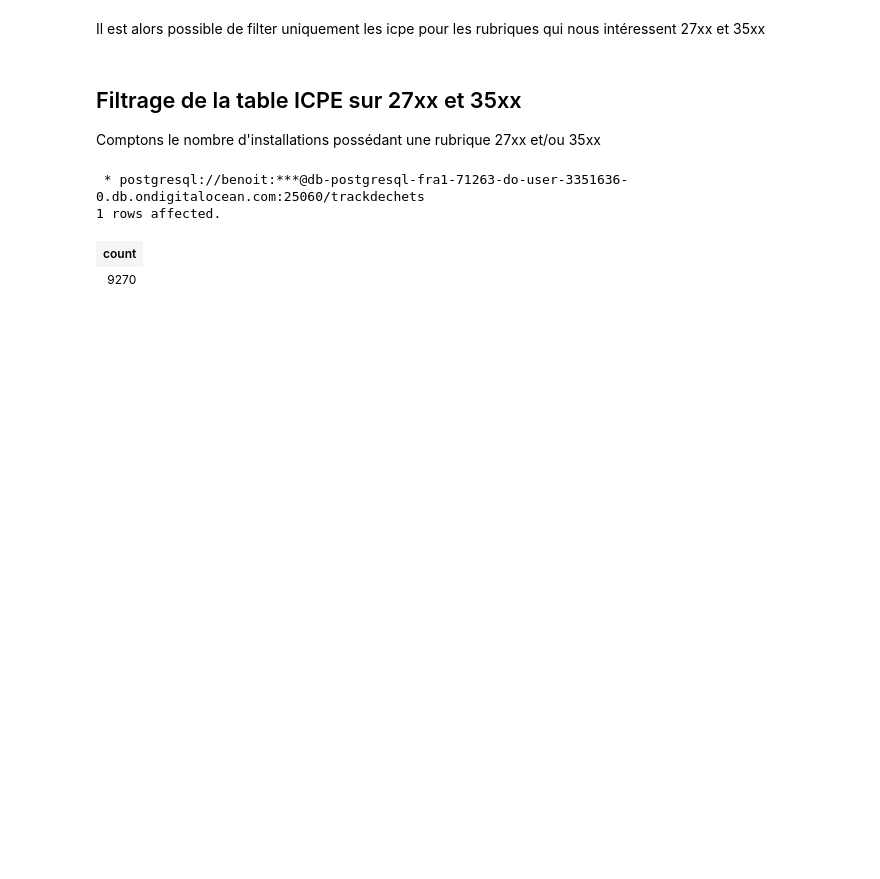
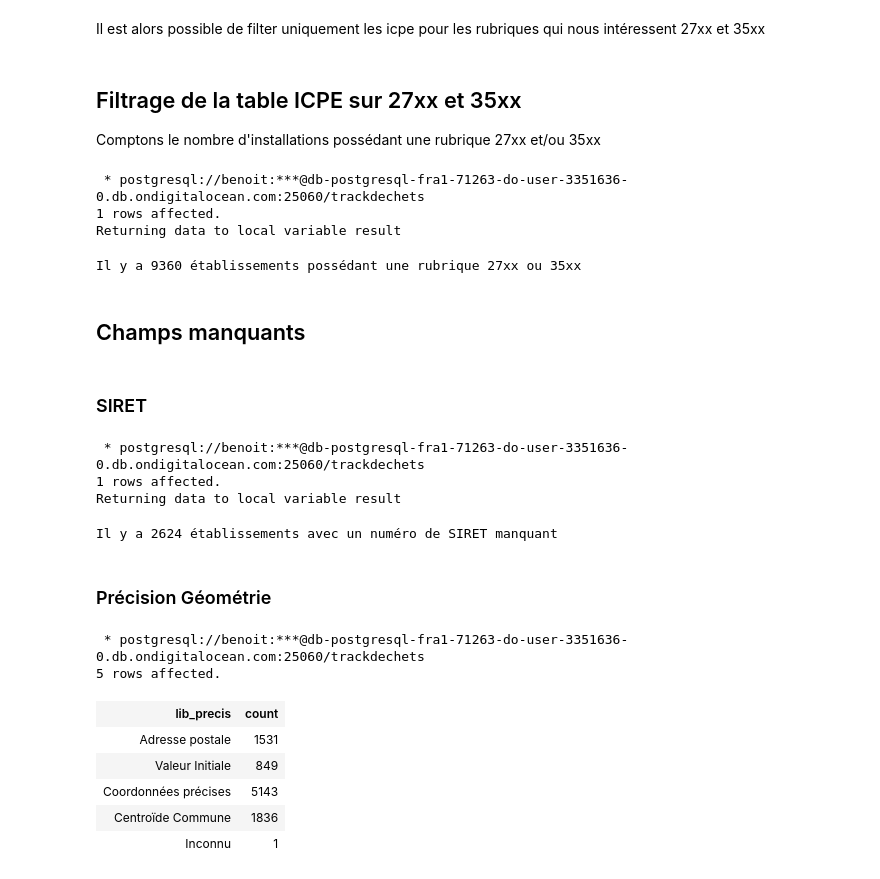
Before and after one commit to MTES-MCT/trackdechets-datascience, a Jupyter notebook: notebooks/trackdechets.ipynb, the cells around one changed output. Cells and saved outputs as stored; diff of their text form; code cells hidden in the pictures; blank space fills up the shorter version.

```diff
--- a/notebooks/trackdechets.ipynb
+++ b/notebooks/trackdechets.ipynb
@@ -137,12 +133,12 @@ pour les rubriques qui nous intéressent 27xx et 35xx
 Comptons le nombre d'installations possédant une rubrique 27xx
 et/ou 35xx
 # %%
-%%sql
+%%sql result <<
 SELECT COUNT(*) FROM
     (SELECT DISTINCT B.*
     FROM rubrique as A
     LEFT JOIN icpe as B
-    ON A.icpe_id = B.id
+    ON A.code_s3ic = B.code_s3ic
     WHERE
         A.rubrique LIKE '27__'
         OR A.rubrique LIKE '35__')
@@ -150,5 +146,41 @@ SELECT COUNT(*) FROM
 # %% [output]
  * postgresql://benoit:***@db-postgresql-fra1-71263-do-user-3351636-0.db.ondigitalocean.com:25060/trackdechets
 1 rows affected.
+Returning data to local variable result
-| count |
-| 9270 |
+# %%
+print("Il y a %s établissements possédant une rubrique 27xx ou 35xx" % result.dict()['count'])
+# %% [output]
+Il y a 9360 établissements possédant une rubrique 27xx ou 35xx
+# %% [markdown]
+## Champs manquants
+# %% [markdown]
+### SIRET
+# %%
+%%sql result <<
+SELECT COUNT(*)
+FROM ICPE_27_35
+WHERE num_siret IS NULL
+# %% [output]
+ * postgresql://benoit:***@db-postgresql-fra1-71263-do-user-3351636-0.db.ondigitalocean.com:25060/trackdechets
+1 rows affected.
+Returning data to local variable result
+# %%
+print("Il y a %s établissements avec un numéro de SIRET manquant" % result.dict()['count'])
+# %% [output]
+Il y a 2624 établissements avec un numéro de SIRET manquant
+# %% [markdown]
+### Précision Géométrie
+# %%
+%%sql
+SELECT lib_precis, count(lib_precis)
+FROM ICPE_27_35
+GROUP BY lib_precis
+# %% [output]
+ * postgresql://benoit:***@db-postgresql-fra1-71263-do-user-3351636-0.db.ondigitalocean.com:25060/trackdechets
+5 rows affected.
+| lib_precis | count |
+| Adresse postale | 1531 |
+| Valeur Initiale | 849 |
+| Coordonnées précises | 5143 |
+| Centroïde Commune | 1836 |
+| Inconnu | 1 |
```
Also changed, not shown: parts of 15 cells of this notebook, 16 other files.
